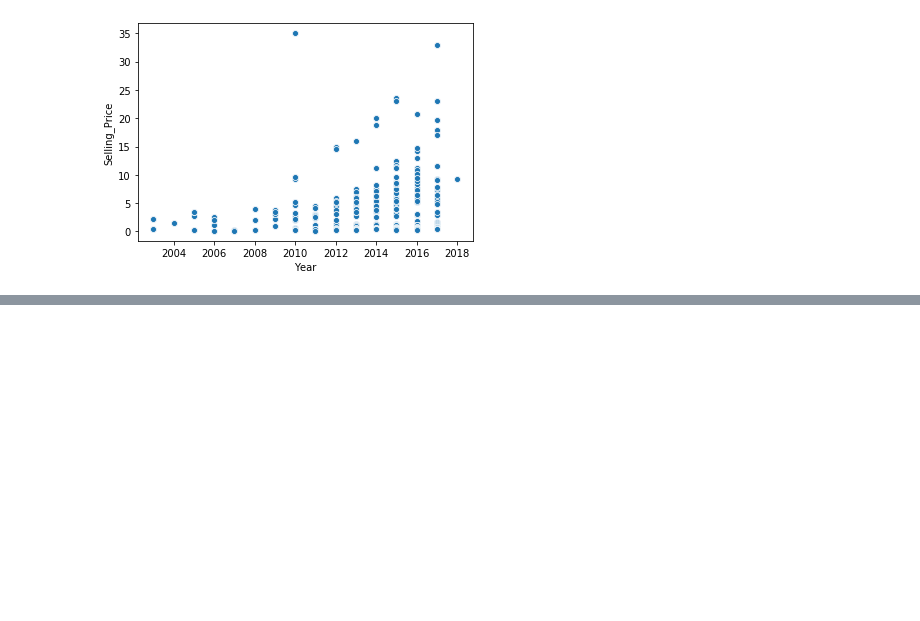
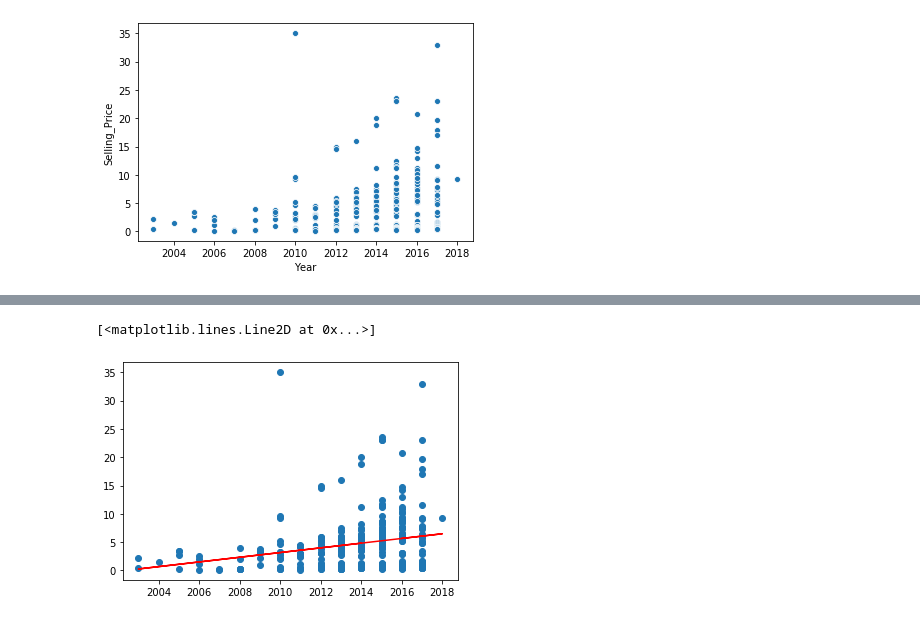
Before and after one commit to ejhb/audit, a Jupyter notebook: 2020-11-02-brief-car/note_booked.ipynb, the cells around one changed output, grey strips where cells are left out. Saved outputs shown, nothing was run; the diff lists cells and outputs as text; code cells hidden in the pictures; blank space fills up the shorter version.

```diff
--- a/2020-11-02-brief-car/note_booked.ipynb
+++ b/2020-11-02-brief-car/note_booked.ipynb
@@ -185,0 +178,13 @@ KeyboardInterrupt:
+# %%
+from scipy import stats
+slope, intercept, r_value, p_value, std_err = stats.linregress(x,y)
+
+def predict(x):
+        return slope * x + intercept
+
+fitline = predict(x)
+plt.scatter(x,y)
+plt.plot(x, fitline, c='r')
+# %% [output]
+[<matplotlib.lines.Line2D at 0x...>]
+[figure, added]
```
Also changed, not shown: parts of 15 cells of this notebook, 3 other files.
